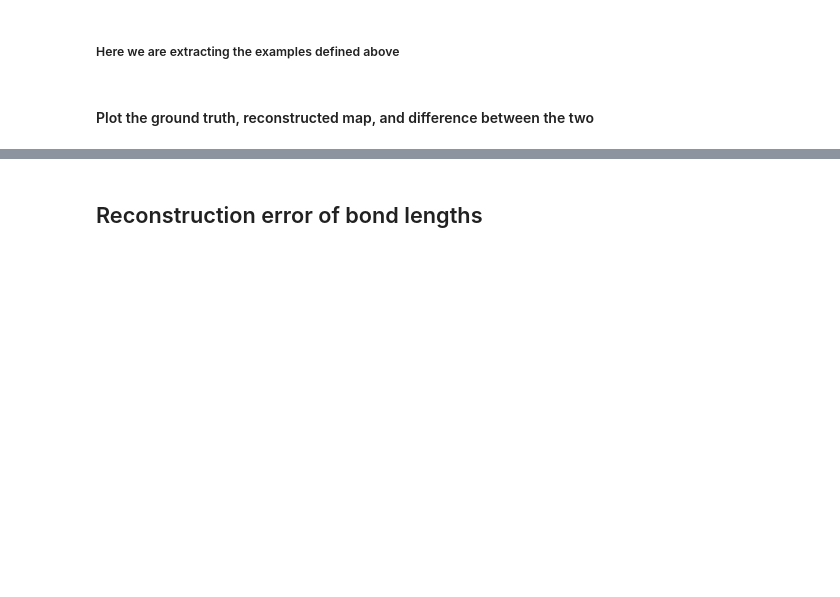
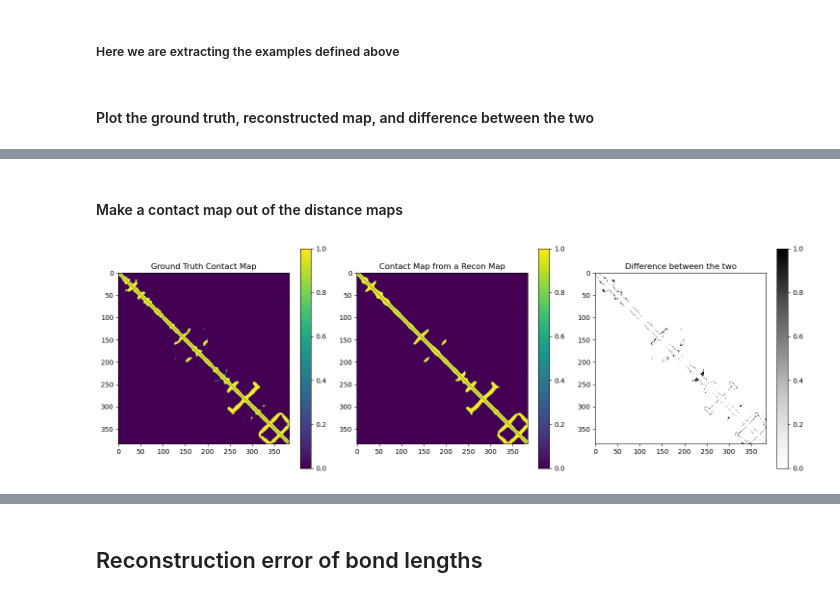
Before and after one commit to idptools/starling, a Jupyter notebook: starling/training/viz_maps.ipynb, the cells around one changed output, grey strips where cells are left out. Cells and saved outputs as stored; diff of their text form; code cells hidden in the pictures; blank space fills up the shorter version.

```diff
--- a/starling/training/viz_maps.ipynb
+++ b/starling/training/viz_maps.ipynb
@@ -60,3 +60,43 @@ plt.show()
+# %% [markdown]
+#### Make a contact map out of the distance maps
+# %%
+contact_distance = 20
+
+recon_contact_map = np.where(recon_example < contact_distance, 1, 0)
+ground_truth_contact_map = np.where(ground_truth_example < contact_distance, 1, 0)
+
+# Remove the diagonal elements
+np.fill_diagonal(recon_contact_map,0)
+np.fill_diagonal(ground_truth_contact_map,0)
+# %%
+# Create a figure with two subplots
+fig, axes = plt.subplots(1, 3, figsize=(15, 5))
+
+# Plot data1 in the first subplot
+gt = axes[0].imshow(ground_truth_contact_map, cmap='viridis')
+axes[0].set_title('Ground Truth Contact Map')
+fig.colorbar(gt, ax=axes[0])
+
+# Plot data2 in the second subplot
+reconstructed = axes[1].imshow(recon_contact_map, cmap='viridis')
+axes[1].set_title('Contact Map from a Recon Map')
+fig.colorbar(reconstructed, ax=axes[1])
+
+# Plot data3 in the third subplot
+difference = axes[2].imshow(abs(ground_truth_contact_map - recon_contact_map), cmap='Greys')
+axes[2].set_title('Difference between the two')
+fig.colorbar(difference, ax=axes[2])
+
+# Adjust layout to prevent overlap
+plt.tight_layout()
+
+# Show the plots
+plt.show()
+
+# Show the plots
+plt.show()
+# %% [output]
+[figure, added]
 # %%
 difference = np.abs(ground_truth_example - recon_example)
 
```
Also changed, not shown: parts of 9 cells of this notebook.
